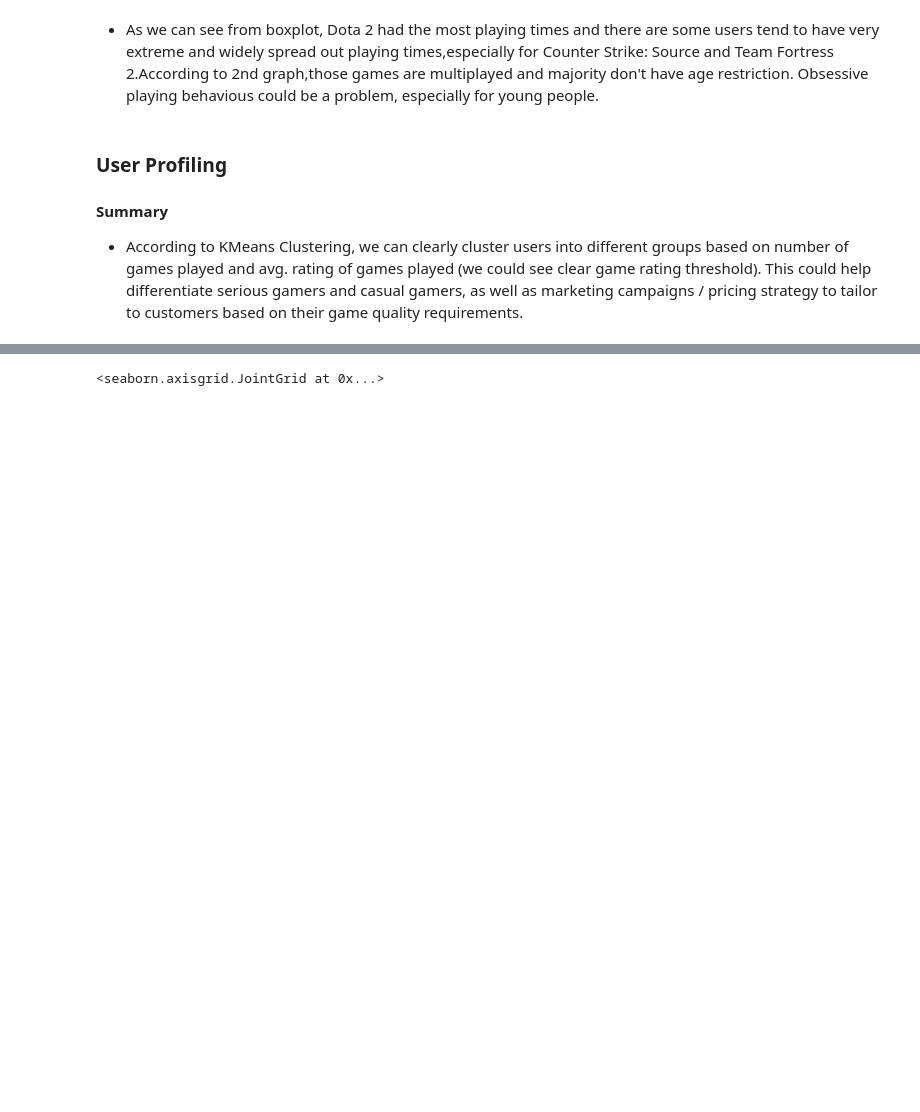
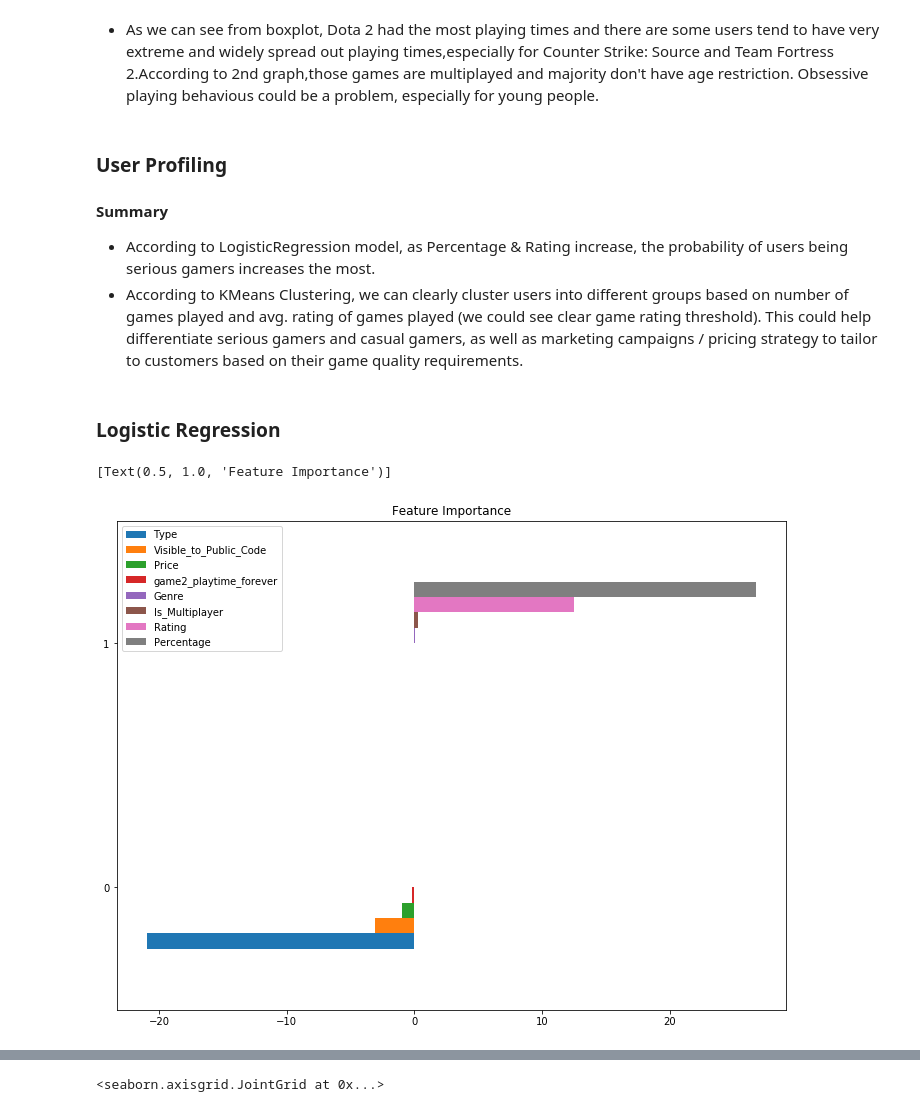
Before and after one commit to Teake1404/Shuqing-Ke-s-Python-Code-Projects, a Jupyter notebook: Steam_Game_Source_Code.ipynb, the cells around one changed output, grey strips where cells are left out. Saved outputs shown, nothing was run; the diff lists cells and outputs as text; code cells hidden in the pictures; blank space fills up the shorter version.

Commit message:
Added LogisticRegression and smarter features

```diff
--- a/Steam_Game_Source_Code.ipynb
+++ b/Steam_Game_Source_Code.ipynb
@@ -301,4 +388,18 @@ plt.xticks(rotation=45)
 # %% [markdown]
 ### User Profiling
 #### Summary
+- According to LogisticRegression model, as Percentage & Rating increase, the probability of users being serious gamers increases the most.
 - According to KMeans Clustering, we can clearly cluster users into different groups based on number of games played and avg. rating of games played (we could see clear game rating threshold). This could help differentiate serious gamers and casual gamers, as well as marketing campaigns / pricing strategy to tailor to customers based on their game quality requirements.
+# %% [markdown]
+### Logistic Regression
+# %%
+## Based on created new columns 'Serious'( whether the player is serious player) as y_train, we use LogisticRegression to understand feature importance
+logreg=LogisticRegression()
+logreg.fit(X_train,y_train)
+coefs= pd.Series(logreg.coef_[0],index=X_train.columns)
+img=pd.DataFrame([coefs.sort_values().head(4),coefs.sort_values().tail(4)])
+# %%
+img.plot(kind='barh',figsize=(12, 9)).set(title='Feature Importance')
+# %% [output]
+[Text(0.5, 1.0, 'Feature Importance')]
+[figure, added]
```
Also changed, not shown: parts of 13 cells of this notebook.
